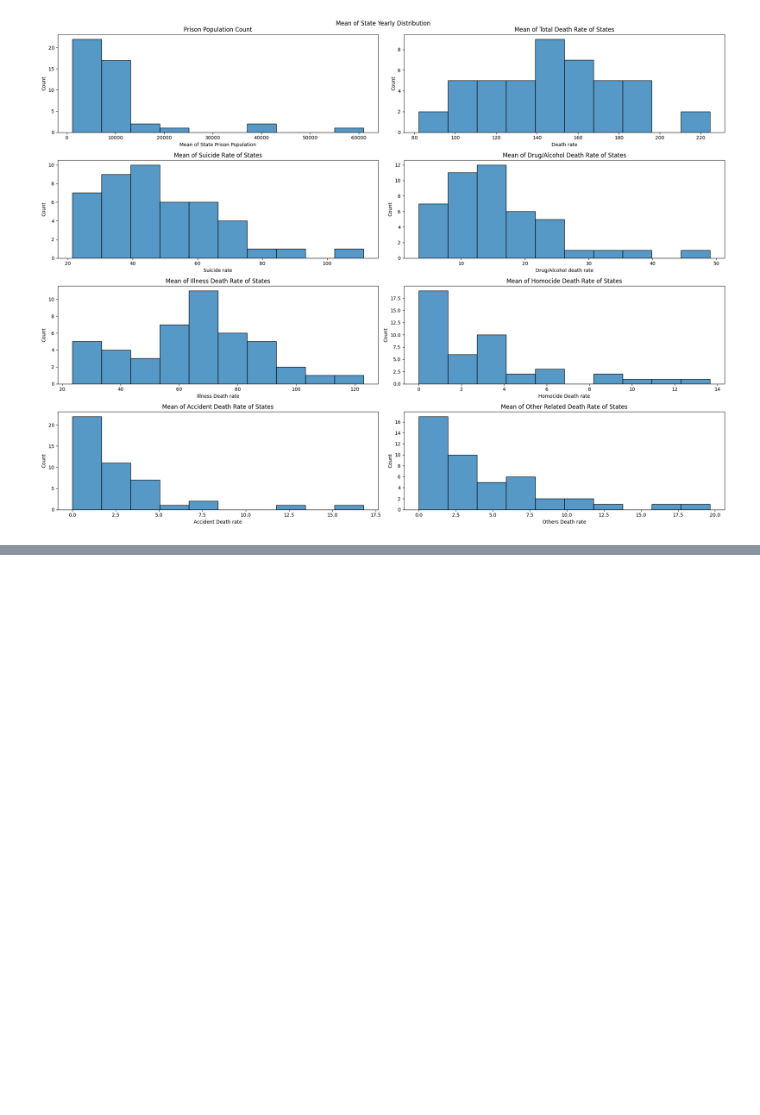
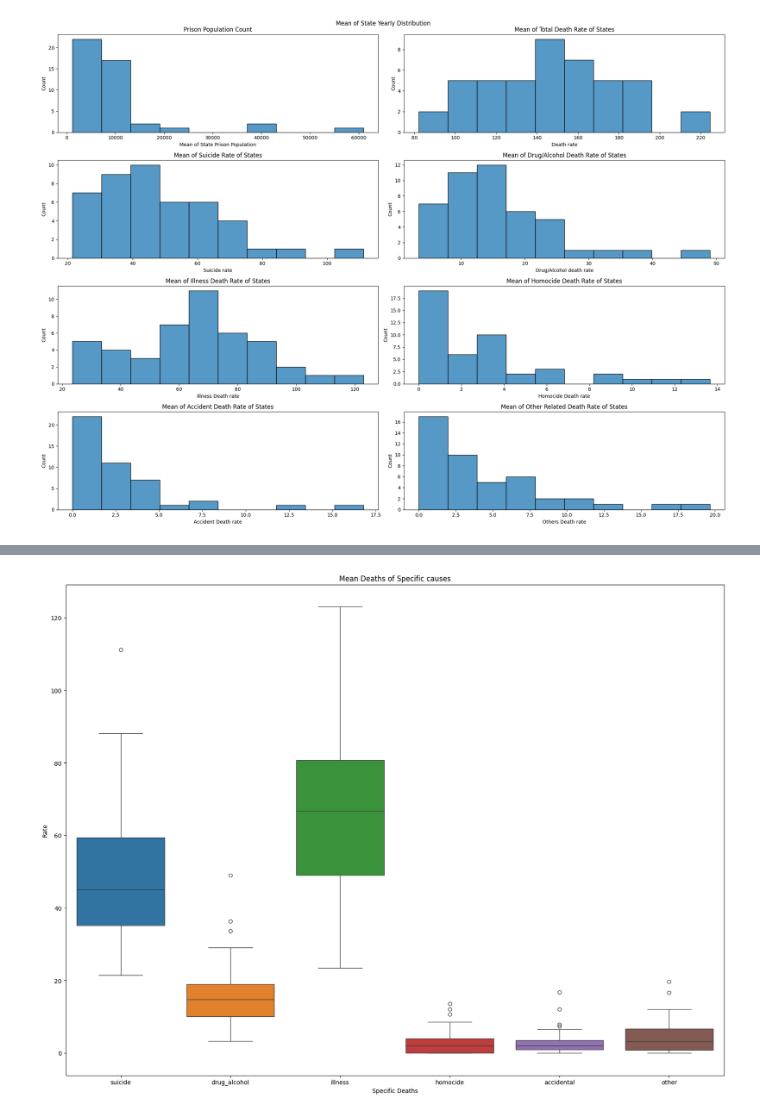
Before and after one commit to SeunGansallo/EDA-repo, a Jupyter notebook: eda.ipynb, the cells around one changed output, grey strips where cells are left out. Saved outputs shown, nothing was run; the diff lists cells and outputs as text; code cells hidden in the pictures; blank space fills up the shorter version.

```diff
--- a/eda.ipynb
+++ b/eda.ipynb
@@ -169,0 +172,11 @@ plt.show()
+# %%
+specific_cause=['suicide', 'drug_alcohol', 'illness', 'homocide', 'accidental', 'other']
+
+fig=plt.figure(figsize=(20,15))
+sns.boxplot(data=mean_state[specific_cause])
+plt.xlabel('Specific Deaths')
+plt.ylabel('Rate')
+plt.title('Mean Deaths of Specific causes')
+plt.show()
+# %% [output]
+[figure, added]
```
Also changed, not shown: parts of 4 cells of this notebook.
